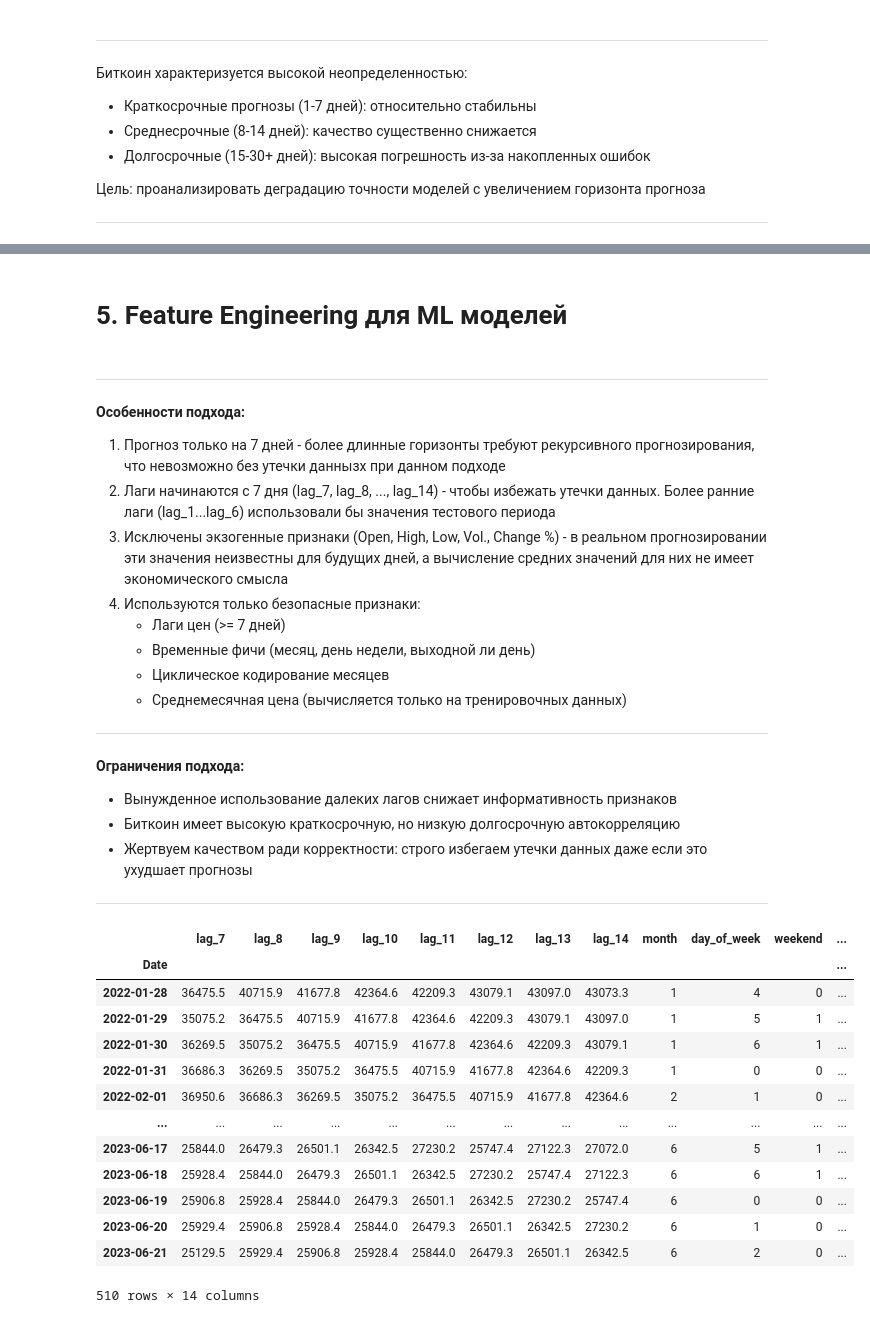
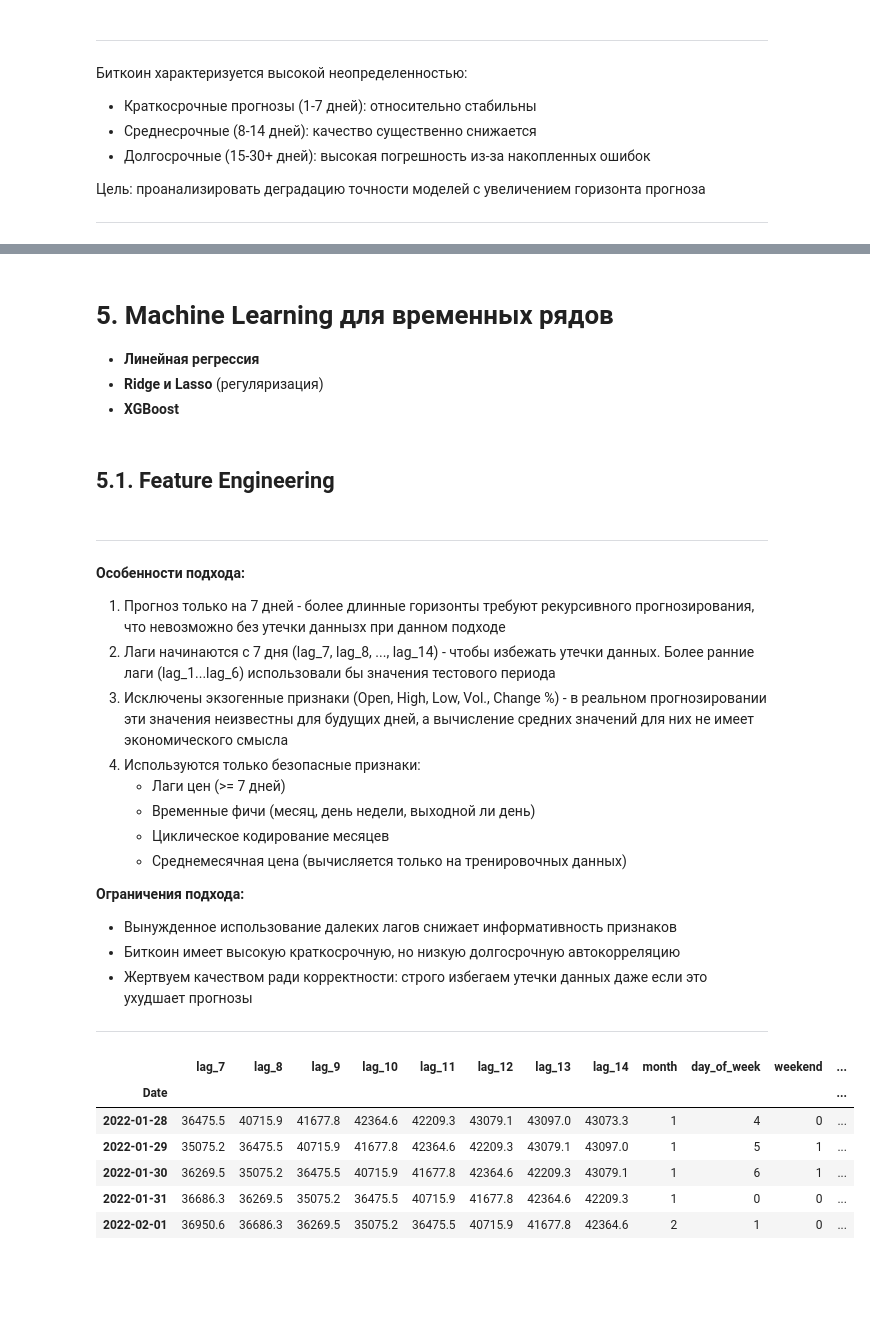
Before and after one commit to weefce/data-science-portfolio, a Jupyter notebook: 02_bitcoin_forecasting/notebooks/bitcoin_forecasting.ipynb, the cells around one changed output, grey strips where cells are left out. Drawn from its saved outputs; the diff is of its cells as text; code cells hidden in the pictures; blank space fills up the shorter version.

```diff
--- a/02_bitcoin_forecasting/notebooks/bitcoin_forecasting.ipynb
+++ b/02_bitcoin_forecasting/notebooks/bitcoin_forecasting.ipynb
@@ -157,9 +146,6 @@ Vol. = Volume = Объем торгов - сколько биткоинов бы
 # %%
 # Функция преобразования признака Vol. в числовой
 def convert_volume(vol_str):
-    if pd.isna(vol_str):
-        return np.nan
-
     if 'K' in vol_str:
         return float(vol_str.replace('K', '')) * 1000
     elif 'M' in vol_str:
@@ -1007,0 +681,6 @@ plt.show()
+# %% [markdown]
+# 5. Machine Learning для временных рядов
+
+- **Линейная регрессия**
+- **Ridge и Lasso** (регуляризация)
+- **XGBoost**
@@ -1008,5 +689,5 @@ plt.show()
 # %% [markdown]
-# 5. Feature Engineering для ML моделей
+## 5.1. Feature Engineering
 # %%
 def preprocess(data, lag_start=7, lag_end=15, train_days=510):
 
@@ -1051,7 +732,6 @@ def preprocess(data, lag_start=7, lag_end=15, train_days=510):
    - Циклическое кодирование месяцев
    - Среднемесячная цена (вычисляется только на тренировочных данных)
 
----
 
 **Ограничения подхода:**
 - Вынужденное использование далеких лагов снижает информативность признаков
@@ -1062,19 +742,12 @@ def preprocess(data, lag_start=7, lag_end=15, train_days=510):
 # %%
 X_train, y_train, X_test, y_test = preprocess(ts)
 # %%
-X_train
+X_train.head()
 # %% [output]
 |  | lag_7 | lag_8 | lag_9 | lag_10 | lag_11 | lag_12 | lag_13 | lag_14 | month | day_of_week | weekend | ... |
 | Date |  |  |  |  |  |  |  |  |  |  |  | ... |
 | 2022-01-28 | 36475.5 | 40715.9 | 41677.8 | 42364.6 | 42209.3 | 43079.1 | 43097.0 | 43073.3 | 1 | 4 | 0 | ... |
 | 2022-01-29 | 35075.2 | 36475.5 | 40715.9 | 41677.8 | 42364.6 | 42209.3 | 43079.1 | 43097.0 | 1 | 5 | 1 | ... |
 | 2022-01-30 | 36269.5 | 35075.2 | 36475.5 | 40715.9 | 41677.8 | 42364.6 | 42209.3 | 43079.1 | 1 | 6 | 1 | ... |
 | 2022-01-31 | 36686.3 | 36269.5 | 35075.2 | 36475.5 | 40715.9 | 41677.8 | 42364.6 | 42209.3 | 1 | 0 | 0 | ... |
 | 2022-02-01 | 36950.6 | 36686.3 | 36269.5 | 35075.2 | 36475.5 | 40715.9 | 41677.8 | 42364.6 | 2 | 1 | 0 | ... |
-| ... | ... | ... | ... | ... | ... | ... | ... | ... | ... | ... | ... | ... |
-| 2023-06-17 | 25844.0 | 26479.3 | 26501.1 | 26342.5 | 27230.2 | 25747.4 | 27122.3 | 27072.0 | 6 | 5 | 1 | ... |
-| 2023-06-18 | 25928.4 | 25844.0 | 26479.3 | 26501.1 | 26342.5 | 27230.2 | 25747.4 | 27122.3 | 6 | 6 | 1 | ... |
-| 2023-06-19 | 25906.8 | 25928.4 | 25844.0 | 26479.3 | 26501.1 | 26342.5 | 27230.2 | 25747.4 | 6 | 0 | 0 | ... |
-| 2023-06-20 | 25929.4 | 25906.8 | 25928.4 | 25844.0 | 26479.3 | 26501.1 | 26342.5 | 27230.2 | 6 | 1 | 0 | ... |
-| 2023-06-21 | 25129.5 | 25929.4 | 25906.8 | 25928.4 | 25844.0 | 26479.3 | 26501.1 | 26342.5 | 6 | 2 | 0 | ... |
-510 rows × 14 columns
```
Also changed, not shown: parts of 209 cells of this notebook, 12 other files.
